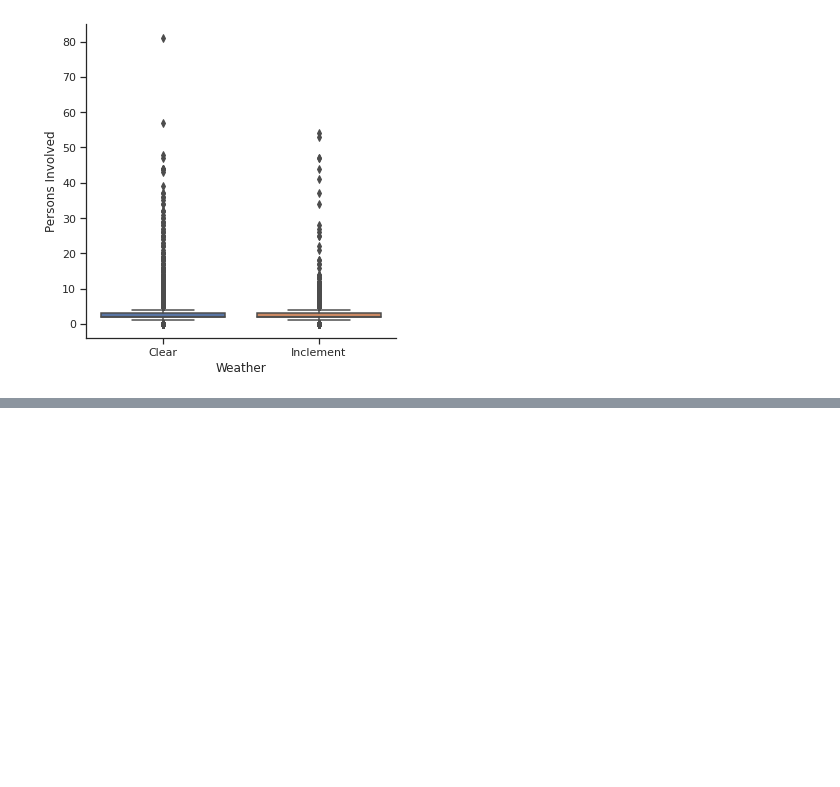
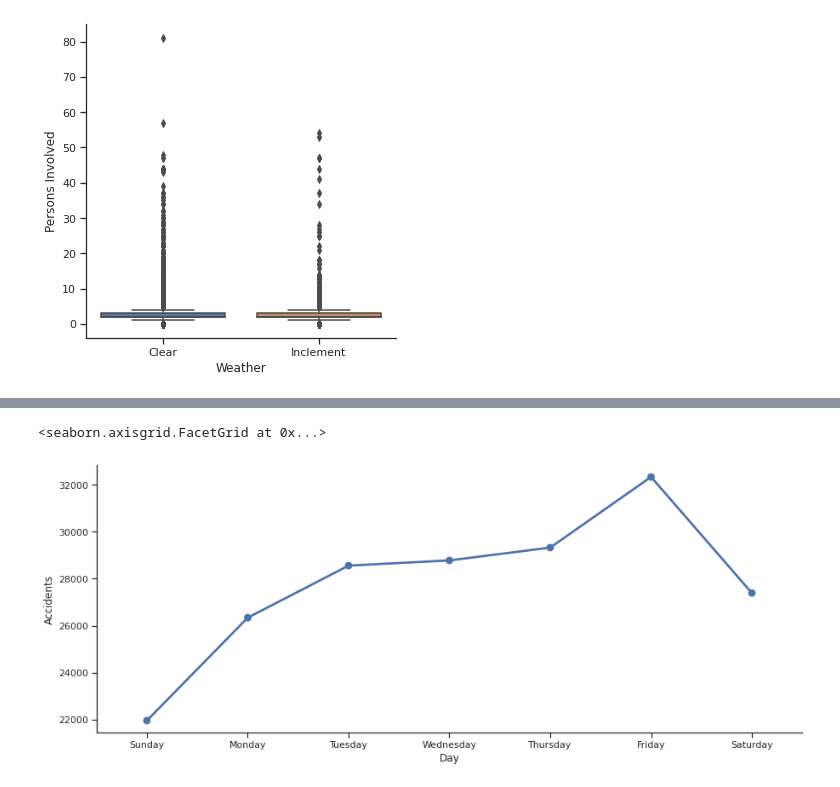
Before and after one commit to pasberry/applied_data_science_capstone, a Jupyter notebook: Exploring.ipynb, the cells around one changed output, grey strips where cells are left out. Drawn from its saved outputs; the diff is of its cells as text; code cells hidden in the pictures; blank space fills up the shorter version.

```diff
--- a/Exploring.ipynb
+++ b/Exploring.ipynb
@@ -948,0 +1069,10 @@ sns.catplot(x="Weather", y="Persons Involved"  ,data=unscaled_features_df , kind
+# %%
+day_v_accidents = unscaled_features_df['Incident Day of Week'].value_counts().to_frame()
+day_v_accidents_df = day_v_accidents.reset_index().rename(columns={'Incident Day of Week': 'Accidents' , 'index' : 'Day'})
+# %%
+day_v_accidents_df = day_v_accidents_df.reindex([6,5,3, 2, 1, 0, 4])
+# %%
+sns.catplot(x='Day', y="Accidents" , data=day_v_accidents_df, aspect=2.5 , kind='point')
+# %% [output]
+<seaborn.axisgrid.FacetGrid at 0x...>
+[figure, added]
```
Also changed, not shown: parts of 322 cells of this notebook, 3 other files.
